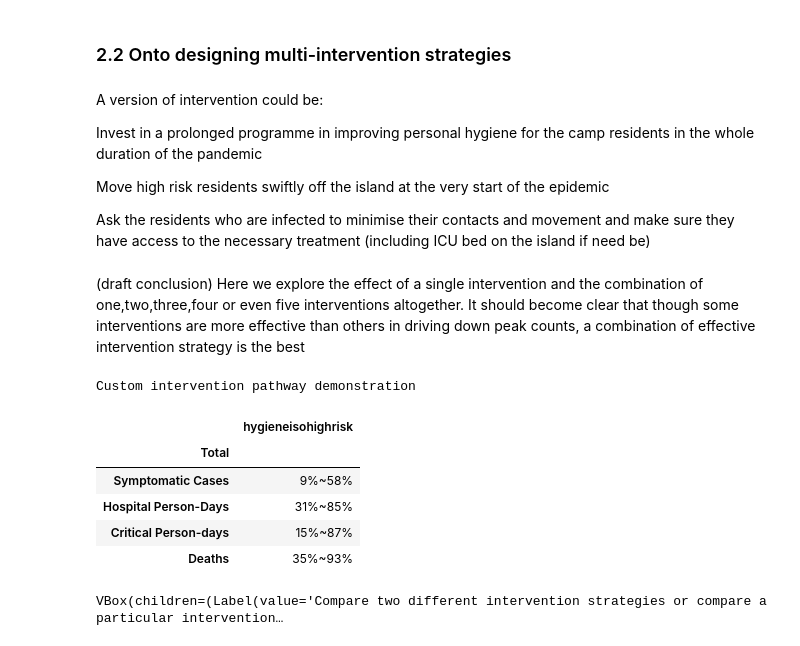
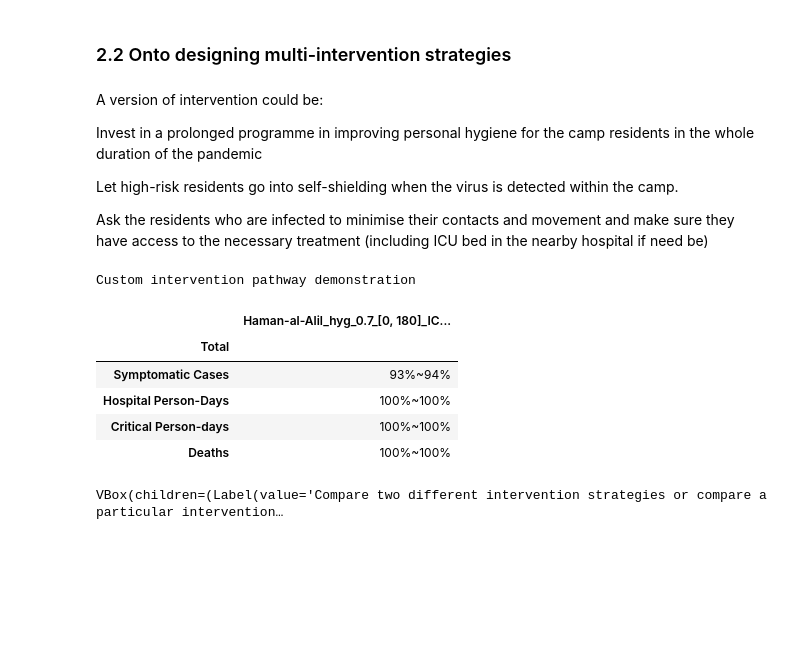
Before and after one commit to AIforGoodSimulator/model-reports, a Jupyter notebook: COVID19 report Haman-al-Alil 2 V0.ipynb, the cells around one changed output. Cells and saved outputs as stored; diff of their text form; code cells hidden in the pictures; blank space fills up the shorter version.

```diff
--- a/COVID19 report Haman-al-Alil 2 V0.ipynb
+++ b/COVID19 report Haman-al-Alil 2 V0.ipynb
@@ -424,22 +426,20 @@ A version of intervention could be:
 
 Invest in a prolonged programme in improving personal hygiene for the camp residents in the whole duration of the pandemic
 
-Move high risk residents swiftly off the island at the very start of the epidemic
+Let high-risk residents go into self-shielding when the virus is detected within the camp.
 
-Ask the residents who are infected to minimise their contacts and movement and make sure they have access to the necessary treatment (including ICU bed on the island if need be)
+Ask the residents who are infected to minimise their contacts and movement and make sure they have access to the necessary treatment (including ICU bed in the nearby hospital if need be)
-# %% [markdown]
-(draft conclusion) Here we explore the effect of a single intervention and the combination of one,two,three,four or even five interventions altogether. It should become clear that though some interventions are more effective than others in driving down peak counts, a combination of effective intervention strategy is the best
 # %%
-effectiveness_cum_table_custom(baseline,caption='Custom intervention pathway demonstration',display=False)
+effectiveness_cum_table_custom(baseline,camp_name,caption='Custom intervention pathway demonstration',display=False)
 # %% [output]
 Custom intervention pathway demonstration
-|  | hygieneisohighrisk |
+|  | Haman-al-Alil_hyg_0.7_[0, 180]_IC... |
 | Total |  |
-| Symptomatic Cases | 9%~58% |
-| Hospital Person-Days | 31%~85% |
-| Critical Person-days | 15%~87% |
-| Deaths | 35%~93% |
+| Symptomatic Cases | 93%~94% |
+| Hospital Person-Days | 100%~100% |
+| Critical Person-days | 100%~100% |
+| Deaths | 100%~100% |
-# %%
-plot_intervention_comparison_interactive(plot_intervention_comparison,baseline,folder_path='./model_outcomes/custom/')
-# %% [output]
-VBox(children=(Label(value='Compare two different intervention strategies or compare a particular intervention…
+# %%
+plot_custom_intervention_comparison_interactive(plot_intervention_comparison,baseline,camp_name)
+# %% [output]
+VBox(children=(Label(value='Compare two different intervention strategies or compare a particular intervention…
```
Also changed, not shown: parts of 10 cells of this notebook, 4 other files.
